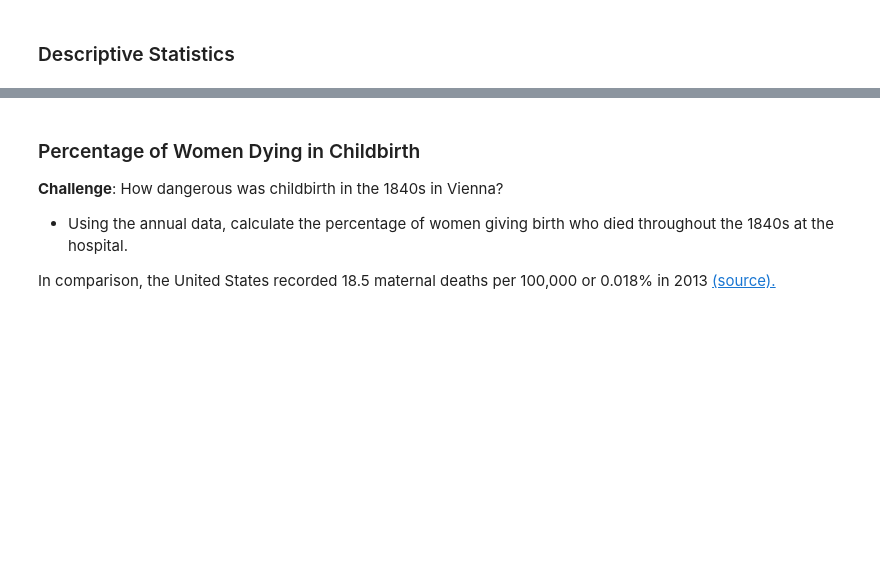
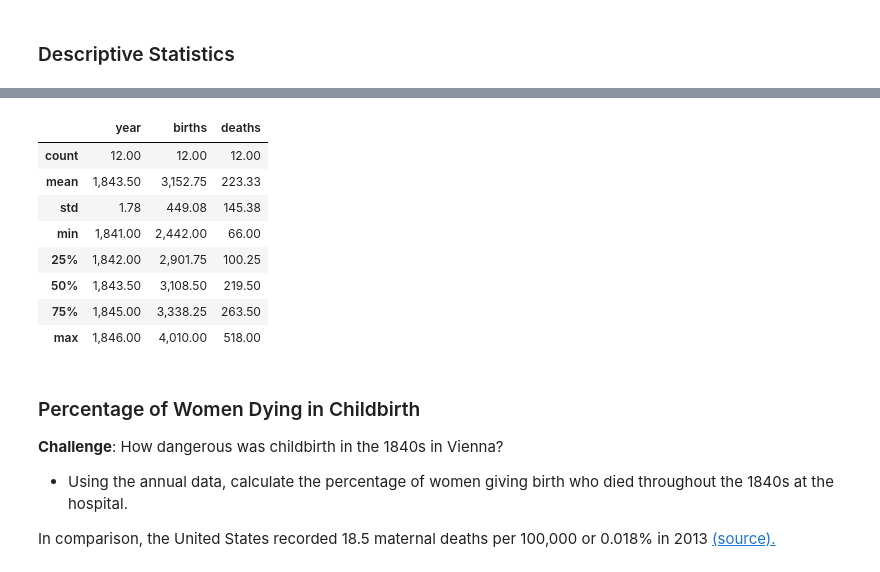
Before and after one commit to washimimizuku/100-days-of-python, a Jupyter notebook: day79/dr-semmelweis/Dr_Semmelweis_Handwashing_Discovery.ipynb, the cells around one changed output, grey strips where cells are left out. Cells and saved outputs as stored; diff of their text form; code cells hidden in the pictures; blank space fills up the shorter version.

```diff
--- a/day79/dr-semmelweis/Dr_Semmelweis_Handwashing_Discovery.ipynb
+++ b/day79/dr-semmelweis/Dr_Semmelweis_Handwashing_Discovery.ipynb
@@ -94,3 +162,15 @@ df_monthly.head()
+# %%
+df_yearly.describe()
+# %% [output]
+|  | year | births | deaths |
+| count | 12.00 | 12.00 | 12.00 |
+| mean | 1,843.50 | 3,152.75 | 223.33 |
+| std | 1.78 | 449.08 | 145.38 |
+| min | 1,841.00 | 2,442.00 | 66.00 |
+| 25% | 1,842.00 | 2,901.75 | 100.25 |
+| 50% | 1,843.50 | 3,108.50 | 219.50 |
+| 75% | 1,845.00 | 3,338.25 | 263.50 |
+| max | 1,846.00 | 4,010.00 | 518.00 |
 # %% [markdown]
 ### Percentage of Women Dying in Childbirth
 
```
Also changed, not shown: parts of 9 cells of this notebook.
